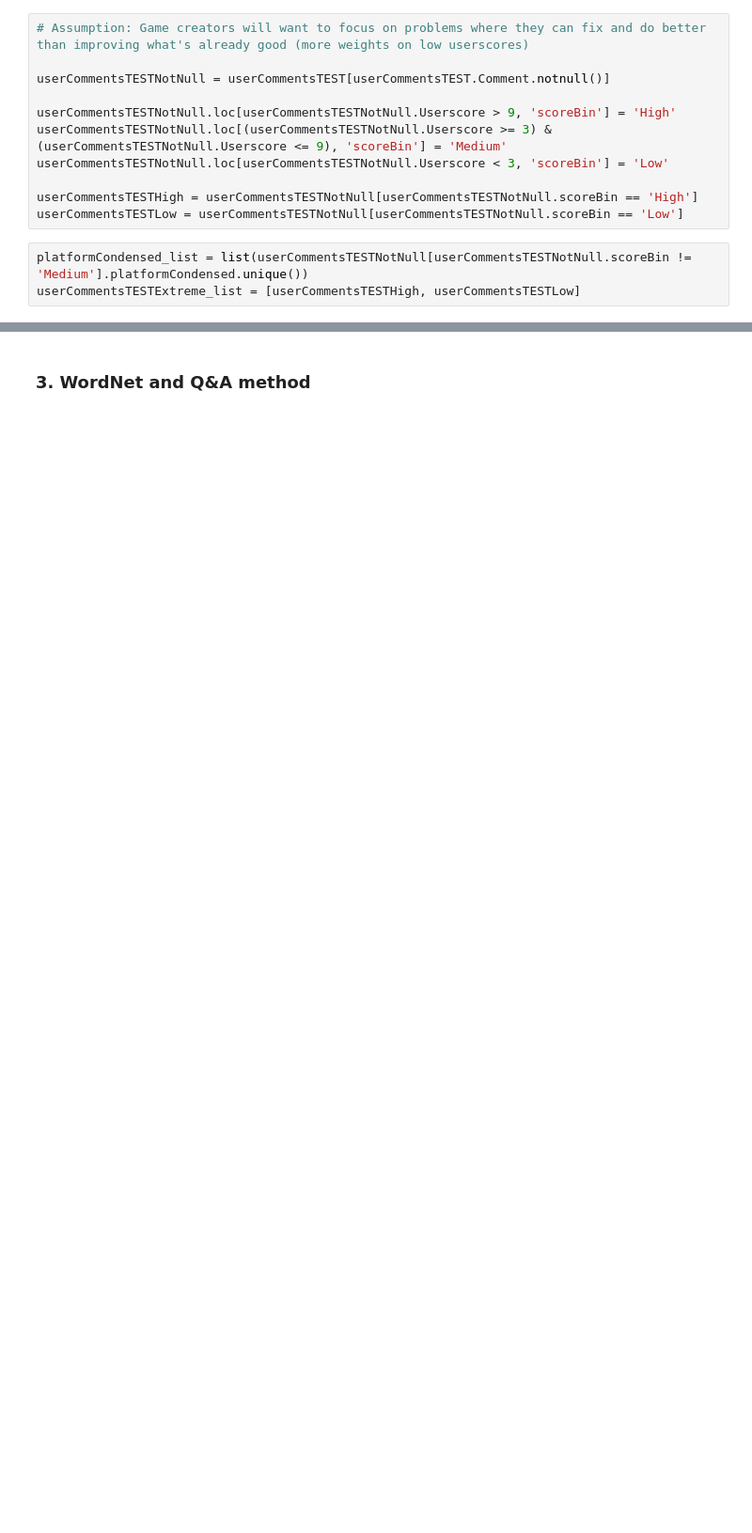
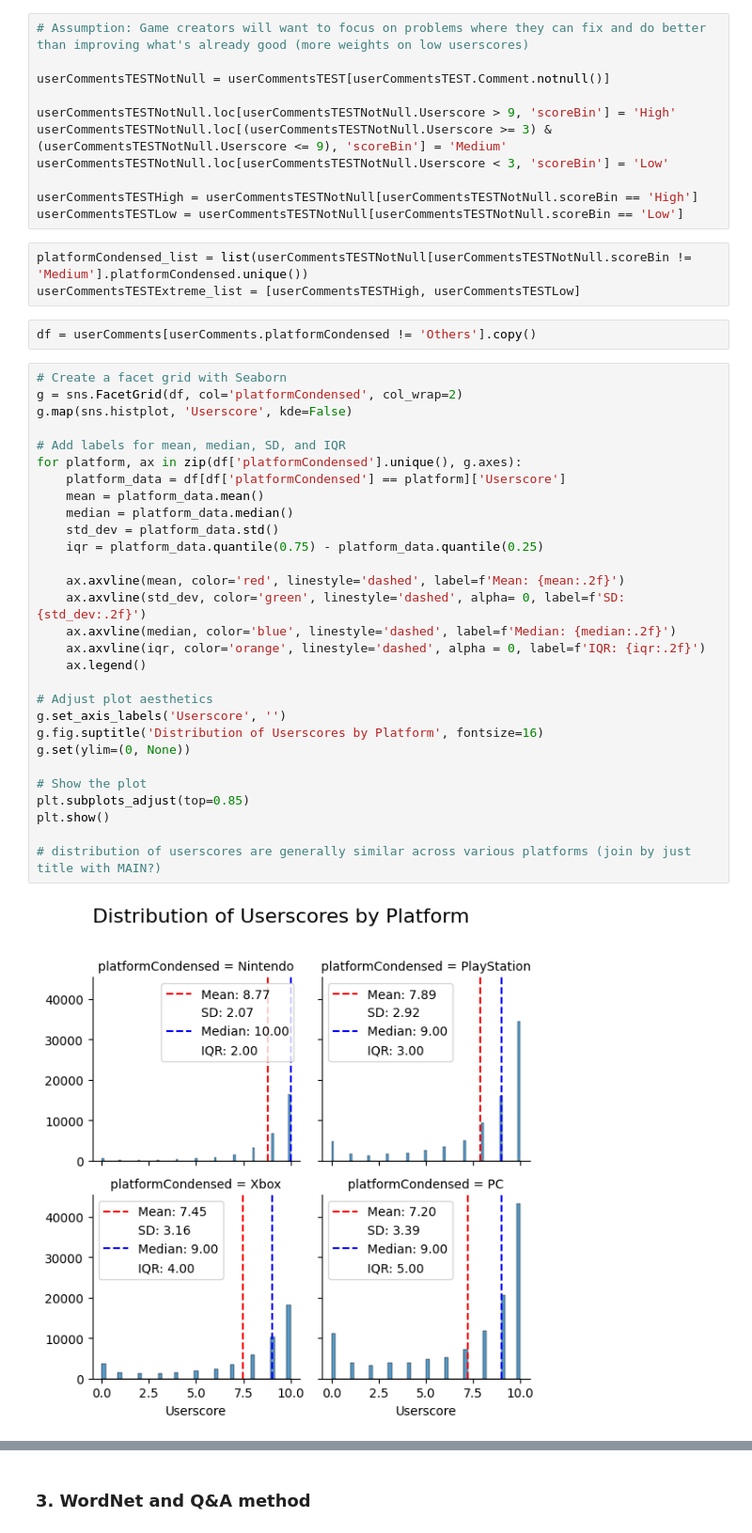
Before and after one commit to wd686/EBAC, a Jupyter notebook: Modelling/Text Analytics/FeaturesandImprovements.ipynb, the cells around one changed output, grey strips where cells are left out. Shown at 94% size. Cells and saved outputs as stored; diff of their text form; blank space fills up the shorter version.

```diff
--- a/Modelling/Text Analytics/FeaturesandImprovements.ipynb
+++ b/Modelling/Text Analytics/FeaturesandImprovements.ipynb
@@ -144,3 +147,36 @@ userCommentsTESTLow = userCommentsTESTNotNull[userCommentsTESTNotNull.scoreBin =
 # %%
 platformCondensed_list = list(userCommentsTESTNotNull[userCommentsTESTNotNull.scoreBin != 'Medium'].platformCondensed.unique())
 userCommentsTESTExtreme_list = [userCommentsTESTHigh, userCommentsTESTLow]
+# %%
+df = userComments[userComments.platformCondensed != 'Others'].copy()
+# %%
+# Create a facet grid with Seaborn
+g = sns.FacetGrid(df, col='platformCondensed', col_wrap=2)
+g.map(sns.histplot, 'Userscore', kde=False)
+
+# Add labels for mean, median, SD, and IQR
+for platform, ax in zip(df['platformCondensed'].unique(), g.axes):
+    platform_data = df[df['platformCondensed'] == platform]['Userscore']
+    mean = platform_data.mean()
+    median = platform_data.median()
+    std_dev = platform_data.std()
+    iqr = platform_data.quantile(0.75) - platform_data.quantile(0.25)
+
+    ax.axvline(mean, color='red', linestyle='dashed', label=f'Mean: {mean:.2f}')
+    ax.axvline(std_dev, color='green', linestyle='dashed', alpha= 0, label=f'SD: {std_dev:.2f}')
+    ax.axvline(median, color='blue', linestyle='dashed', label=f'Median: {median:.2f}')
+    ax.axvline(iqr, color='orange', linestyle='dashed', alpha = 0, label=f'IQR: {iqr:.2f}')
+    ax.legend()
+
+# Adjust plot aesthetics
+g.set_axis_labels('Userscore', '')
+g.fig.suptitle('Distribution of Userscores by Platform', fontsize=16)
+g.set(ylim=(0, None))
+
+# Show the plot
+plt.subplots_adjust(top=0.85)
+plt.show()
+
+# distribution of userscores are generally similar across various platforms (join by just title with MAIN?)
+# %% [output]
+[figure, added]
```
Also changed, not shown: parts of 6 cells of this notebook.
